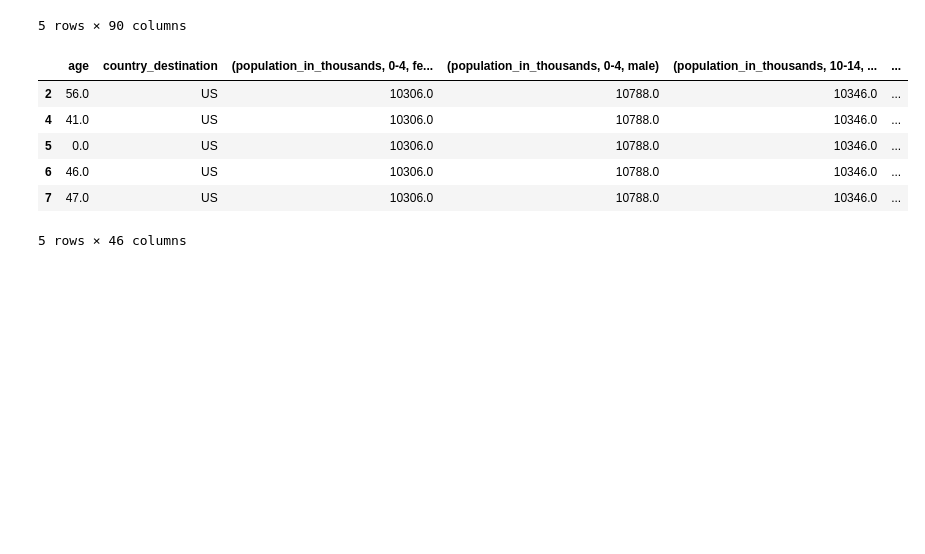
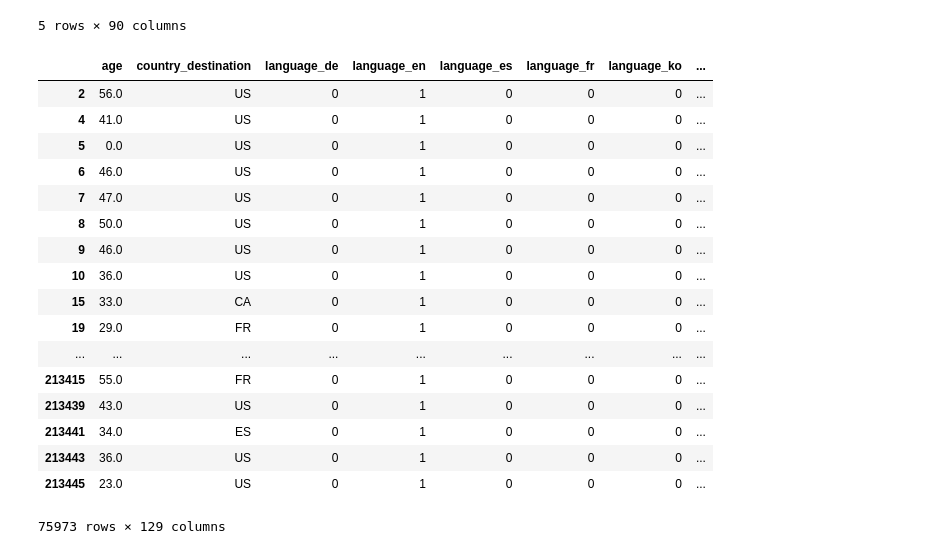
Before and after one commit to TheMichaelHu/AirbnbDestinationPrediction, a Jupyter notebook: preprocess_data.ipynb, the cells around one changed output. Cells and saved outputs as stored; diff of their text form; code cells hidden in the pictures; blank space fills up the shorter version.

```diff
--- a/preprocess_data.ipynb
+++ b/preprocess_data.ipynb
@@ -126,25 +131,36 @@ users.head()
 5 rows × 90 columns
 # %%
 # join on destination
-missing_data = users[["age", "gender", "country_destination"]]
+missing_data = users.drop(["id", "date_account_created", "timestamp_first_active", "date_first_booking"], axis=1)
 # missing_data = users.merge(countries, on="country_destination", suffixes=("", ""))
 missing_data = missing_data.join(demographics, on="country_destination")
 
 # save data with missing values to csv for julia code to import
 missing_data = one_hot(missing_data, ["gender"])
 missing_data = missing_data.drop(["-unknown-", "OTHER"], axis=1, errors="ignore")
 
 missing_data.drop(["country_destination"], axis=1).to_csv("missing_data.csv", sep=",", index=False)
 users_matrix = missing_data.as_matrix()
-missing_data.head()
+missing_data
 # %% [output]
-|  | age | country_destination | (population_in_thousands, 0-4, fe... | (population_in_thousands, 0-4, male) | (population_in_thousands, 10-14, ... | ... |
-| 2 | 56.0 | US | 10306.0 | 10788.0 | 10346.0 | ... |
-| 4 | 41.0 | US | 10306.0 | 10788.0 | 10346.0 | ... |
-| 5 | 0.0 | US | 10306.0 | 10788.0 | 10346.0 | ... |
-| 6 | 46.0 | US | 10306.0 | 10788.0 | 10346.0 | ... |
-| 7 | 47.0 | US | 10306.0 | 10788.0 | 10346.0 | ... |
+|  | age | country_destination | language_de | language_en | language_es | language_fr | language_ko | ... |
+| 2 | 56.0 | US | 0 | 1 | 0 | 0 | 0 | ... |
+| 4 | 41.0 | US | 0 | 1 | 0 | 0 | 0 | ... |
+| 5 | 0.0 | US | 0 | 1 | 0 | 0 | 0 | ... |
+| 6 | 46.0 | US | 0 | 1 | 0 | 0 | 0 | ... |
+| 7 | 47.0 | US | 0 | 1 | 0 | 0 | 0 | ... |
+| 8 | 50.0 | US | 0 | 1 | 0 | 0 | 0 | ... |
+| 9 | 46.0 | US | 0 | 1 | 0 | 0 | 0 | ... |
+| 10 | 36.0 | US | 0 | 1 | 0 | 0 | 0 | ... |
+| 15 | 33.0 | CA | 0 | 1 | 0 | 0 | 0 | ... |
+| 19 | 29.0 | FR | 0 | 1 | 0 | 0 | 0 | ... |
+| ... | ... | ... | ... | ... | ... | ... | ... | ... |
+| 213415 | 55.0 | FR | 0 | 1 | 0 | 0 | 0 | ... |
+| 213439 | 43.0 | US | 0 | 1 | 0 | 0 | 0 | ... |
+| 213441 | 34.0 | ES | 0 | 1 | 0 | 0 | 0 | ... |
+| 213443 | 36.0 | US | 0 | 1 | 0 | 0 | 0 | ... |
+| 213445 | 23.0 | US | 0 | 1 | 0 | 0 | 0 | ... |
-5 rows × 46 columns
+75973 rows × 129 columns
 # %%
 # generate observations
 obs = np.zeros((users_matrix.shape[0] * users_matrix.shape[1], 2), dtype=int)
```
Also changed, not shown: parts of 14 cells of this notebook, 2 other files.
